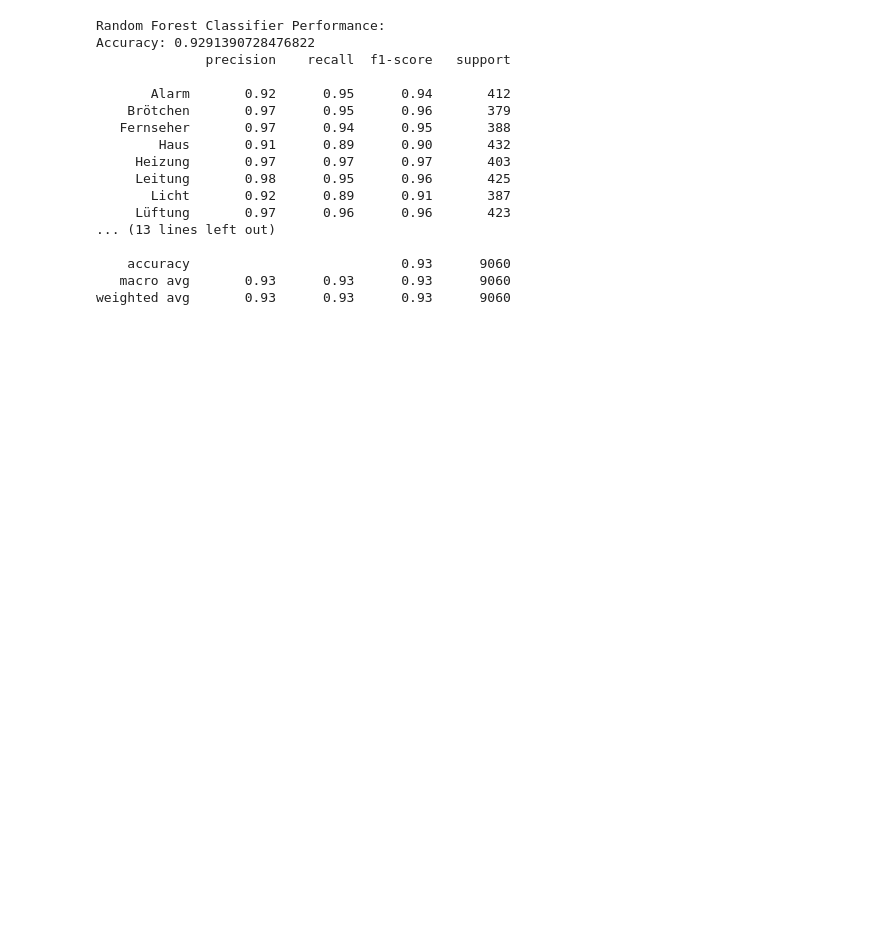
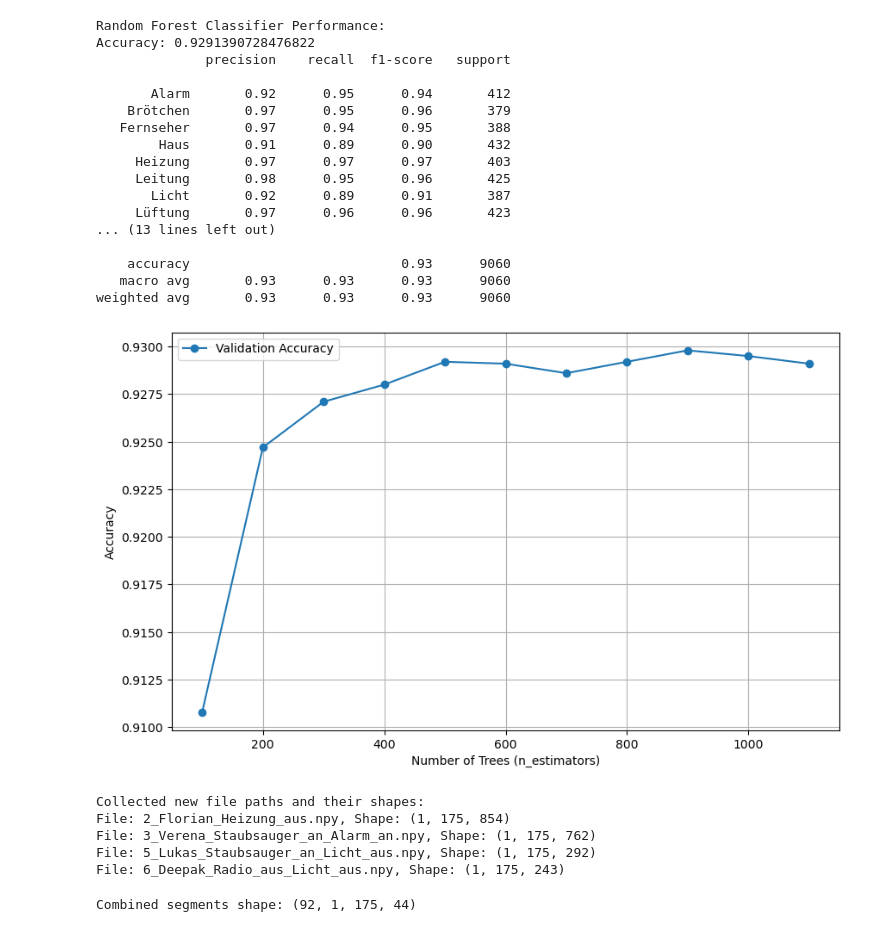
Before and after one commit to Simre1/MLPC-2024, a Jupyter notebook: assignment3/classifier_tree_random_forest.ipynb, the cells around one changed output. Drawn from its saved outputs; the diff is of its cells as text; code cells hidden in the pictures; blank space fills up the shorter version.

```diff
--- a/assignment3/classifier_tree_random_forest.ipynb
+++ b/assignment3/classifier_tree_random_forest.ipynb
@@ -863,3 +882,81 @@ Accuracy: 0.9291390728476822
     accuracy                           0.93      9060
    macro avg       0.93      0.93      0.93      9060
 weighted avg       0.93      0.93      0.93      9060
+# %%
+import matplotlib.pyplot as plt
+
+# Given values
+n_estimators_values = [100, 200, 300, 400, 500, 600, 700, 800, 900, 1000, 1100]
+accuracy_values = [0.9108, 0.9247, 0.9271, 0.9280, 0.9292, 0.9291, 0.9286, 0.9292, 0.9298, 0.9295, 0.9291]
+
+# Plotting the accuracy against the number of trees
+plt.figure(figsize=(10, 6))
+plt.plot(n_estimators_values, accuracy_values, label='Validation Accuracy', marker='o')
+plt.xlabel('Number of Trees (n_estimators)')
+plt.ylabel('Accuracy')
+#plt.title('Validation Accuracy vs. Number of Trees')
+plt.legend()
+plt.grid(True)
+
+# Save the plot as a file
+plt.savefig('validation_accuracy_vs_num_trees.png')
+
+# Display the plot
+plt.show()
+# %% [output]
+[figure, added]
+# %%
+import os
+
+# Function to get all file paths with a specific extension in a directory
+def get_file_paths(directory, extension=".npy"):
+    return [os.path.join(directory, f) for f in os.listdir(directory) if f.endswith(extension)]
+
+# Function to load a numpy file and print its shape
+def print_file_shapes(file_paths):
+    for file_path in file_paths:
+        data = np.load(file_path)
+        print(f"File: {os.path.basename(file_path)}, Shape: {data.shape}")
+
+# Directory containing the new .npy files
+new_data_directory = "../Files/scene_analysis"
+new_file_paths = get_file_paths(new_data_directory)
+
+# Print the shapes of the files
+print("Collected new file paths and their shapes:")
+print_file_shapes(new_file_paths)
+# %% [output]
+Collected new file paths and their shapes:
+File: 2_Florian_Heizung_aus.npy, Shape: (1, 175, 854)
+File: 3_Verena_Staubsauger_an_Alarm_an.npy, Shape: (1, 175, 762)
+File: 5_Lukas_Staubsauger_an_Licht_aus.npy, Shape: (1, 175, 292)
+File: 6_Deepak_Radio_aus_Licht_aus.npy, Shape: (1, 175, 243)
+# %%
+# Function to apply a sliding window to the data
+def sliding_window(data, window_size, step_size):
+    num_segments = (data.shape[2] - window_size) // step_size + 1
+    segments = []
+    for i in range(num_segments):
+        start = i * step_size
+        end = start + window_size
+        segment = data[:, :, start:end]
+        if segment.shape[2] == window_size:
+            segments.append(segment)
+    return np.array(segments)
+
+# Parameters for sliding window
+window_size = 44
+step_size = 22  # Overlapping window with 50% overlap
+
+# Process each file and apply the sliding window
+all_segments = []
+for file_path in new_file_paths:
+    data = np.load(file_path)
+    segments = sliding_window(data, window_size, step_size)
+    all_segments.append(segments)
+
+# Combine all segments into a single array
+all_segments = np.vstack(all_segments)
+print("Combined segments shape:", all_segments.shape)
+# %% [output]
+Combined segments shape: (92, 1, 175, 44)
```
Also changed, not shown: parts of 6 cells of this notebook.
